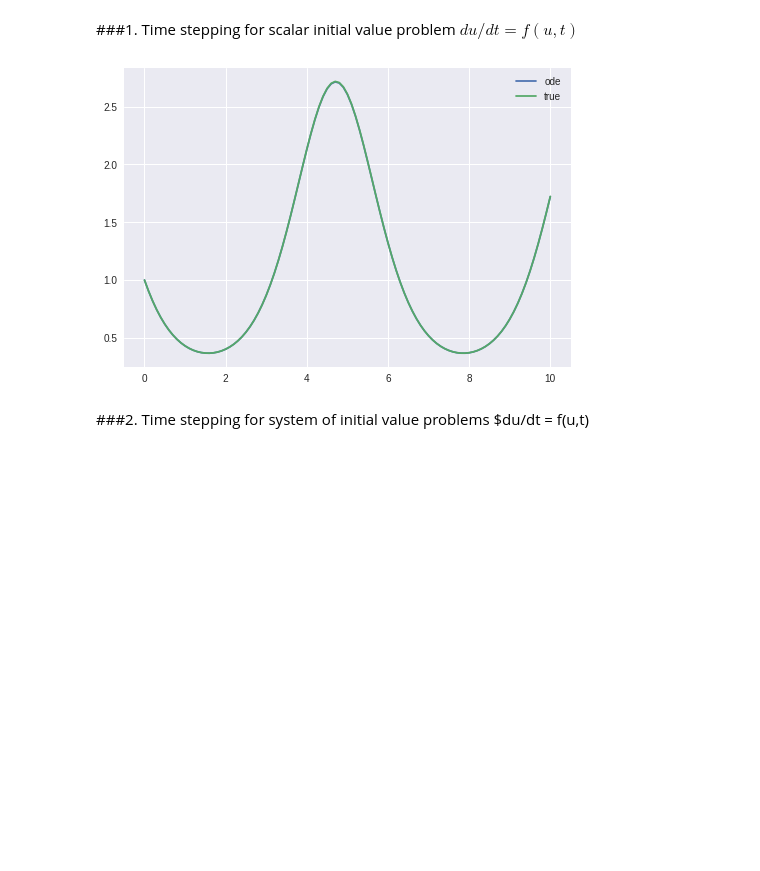
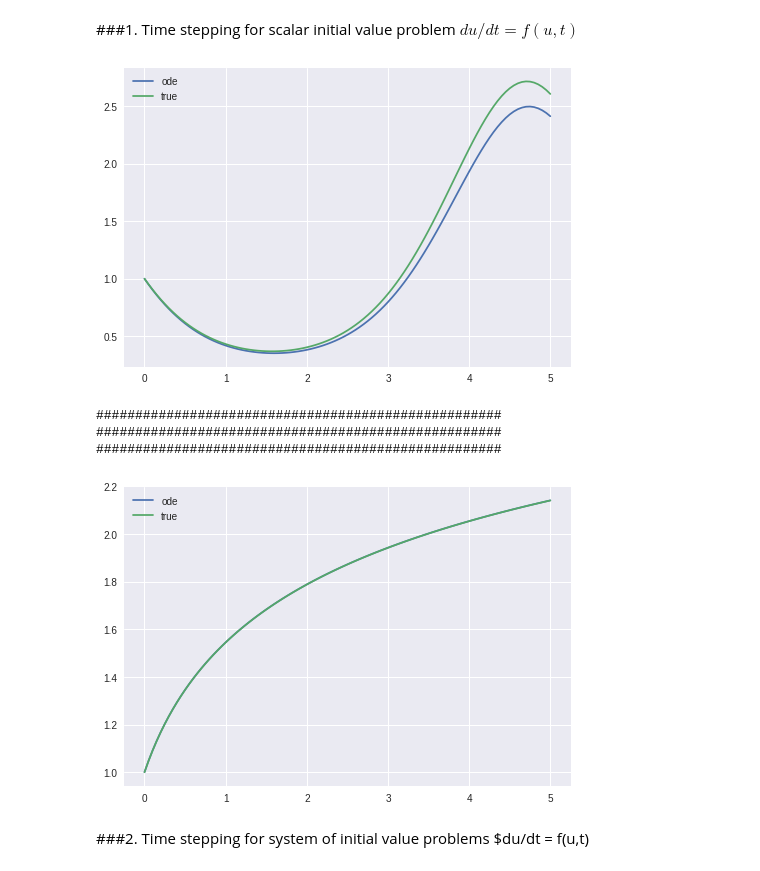
Before and after one commit to johanhoffman/DD2363-VT19, a Jupyter notebook: Lab-5/bozzato_lab5.ipynb, the cells around one changed output. Drawn from its saved outputs; the diff is of its cells as text; code cells hidden in the pictures; blank space fills up the shorter version.

```diff
--- a/Lab-5/bozzato_lab5.ipynb
+++ b/Lab-5/bozzato_lab5.ipynb
@@ -138,7 +212,7 @@ Output: approximation U(t_n) for the time interval $[0,T$]
 
 Test: verify accuracy and stability of chosen method
 # %%
-def odeSolver(T : int, odeFun : callable, theta : int , u0 : int, N : int):
+def odeSolver(T, odeFun, theta, u0, N):
 
   def stepFunction(ode,step,theta,u0,t0,u1,t1):
 
@@ -170,7 +244,7 @@ def odeSolver(T : int, odeFun : callable, theta : int , u0 : int, N : int):
     else:
       U[i]= U[i-1] + step * odeFun(U[i-1],intervals[i-1])
 
-
+  #TODO: check of stability
 
   return intervals, U
 # %% [markdown]
@@ -182,23 +272,55 @@ def odeSolver(T : int, odeFun : callable, theta : int , u0 : int, N : int):
 # %%
 def fun(t):
   return np.e**(-np.sin(t))
 
 def odeFun(u,t):
   return -u*np.cos(t)
 
 
+theta= 1
+u0= 1
+T= 5
 
-x, y= odeSolver(10,odeFun,0.5,1,100)
+x, y= odeSolver(T,odeFun,theta,u0,100)
 
 
 plt.figure()
 plt.plot(x,y)
 
 y_true= [fun(t) for t in x]
 plt.plot(x, y_true)
 plt.legend(('ode','true'))
 plt.show()
+
+print('####################################################')
+print('####################################################')
+print('####################################################')
+
+def odeFun(u,t):
+  return 1/(u*(t+1))
+
+def fun(t):
+  return np.sqrt(2*np.log(t+1)+1)
+
+theta= 0.5
+u0= 1
+T= 5
+
+x, y= odeSolver(T,odeFun,theta,u0,100)
+
+
+plt.figure()
+plt.plot(x,y)
+
+y_true= [fun(t) for t in x]
+plt.plot(x, y_true)
+plt.legend(('ode','true'))
+plt.show()
 # %% [output]
-[figure, old version]
+[figure, new version]
+####################################################
+####################################################
+####################################################
+[figure, added]
 # %% [markdown]
 ###2. Time stepping for system of initial value problems $du/dt = f(u,t)
```
Also changed, not shown: parts of 3 cells of this notebook.
